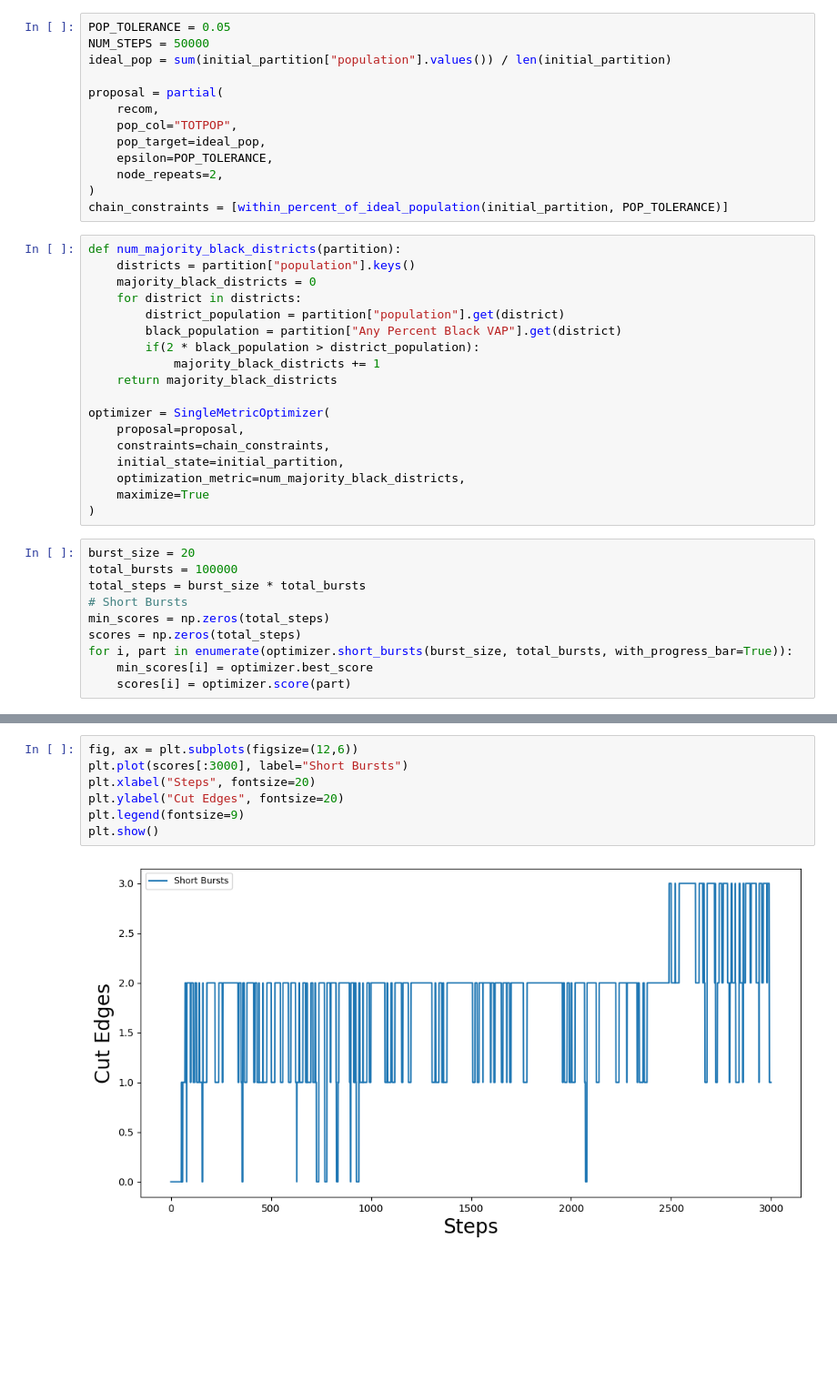
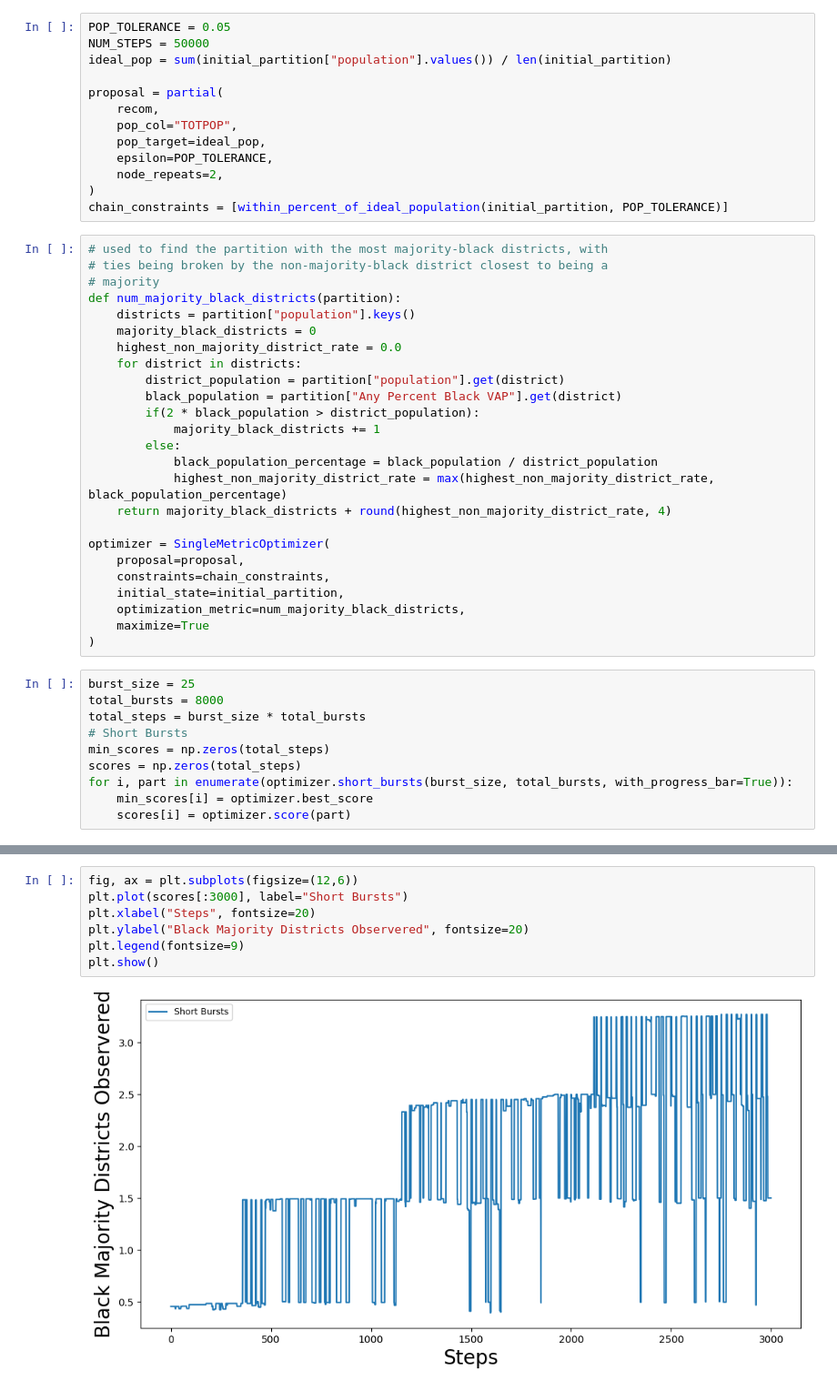
Before and after one commit to Guillermo-03/AI_For_Redistricting_Project, a Jupyter notebook: notebooks/04_short_burst.ipynb, the cells around one changed output, grey strips where cells are left out. Shown at 91% size. Saved outputs shown, nothing was run; the diff lists cells and outputs as text; blank space fills up the shorter version.

Commit message:
added multiple burst lengths

```diff
--- a/notebooks/04_short_burst.ipynb
+++ b/notebooks/04_short_burst.ipynb
@@ -34,15 +34,22 @@ proposal = partial(
 )
 chain_constraints = [within_percent_of_ideal_population(initial_partition, POP_TOLERANCE)]
 # %%
+# used to find the partition with the most majority-black districts, with
+# ties being broken by the non-majority-black district closest to being a
+# majority
 def num_majority_black_districts(partition):
     districts = partition["population"].keys()
     majority_black_districts = 0
+    highest_non_majority_district_rate = 0.0
     for district in districts:
         district_population = partition["population"].get(district)
         black_population = partition["Any Percent Black VAP"].get(district)
         if(2 * black_population > district_population):
             majority_black_districts += 1
-    return majority_black_districts
+        else:
+            black_population_percentage = black_population / district_population
+            highest_non_majority_district_rate = max(highest_non_majority_district_rate, black_population_percentage)
+    return majority_black_districts + round(highest_non_majority_district_rate, 4)
 
 optimizer = SingleMetricOptimizer(
     proposal=proposal,
@@ -52,8 +59,8 @@ optimizer = SingleMetricOptimizer(
     maximize=True
 )
 # %%
-burst_size = 20
-total_bursts = 100000
+burst_size = 25
+total_bursts = 8000
 total_steps = burst_size * total_bursts
 # Short Bursts
 min_scores = np.zeros(total_steps)
@@ -90,9 +92,9 @@ plt.show()
 # %%
 fig, ax = plt.subplots(figsize=(12,6))
 plt.plot(scores[:3000], label="Short Bursts")
 plt.xlabel("Steps", fontsize=20)
-plt.ylabel("Cut Edges", fontsize=20)
+plt.ylabel("Black Majority Districts Observered", fontsize=20)
 plt.legend(fontsize=9)
 plt.show()
 # %% [output]
-[figure, old version]
+[figure, new version]
```
Also changed, not shown: parts of 8 cells of this notebook.
